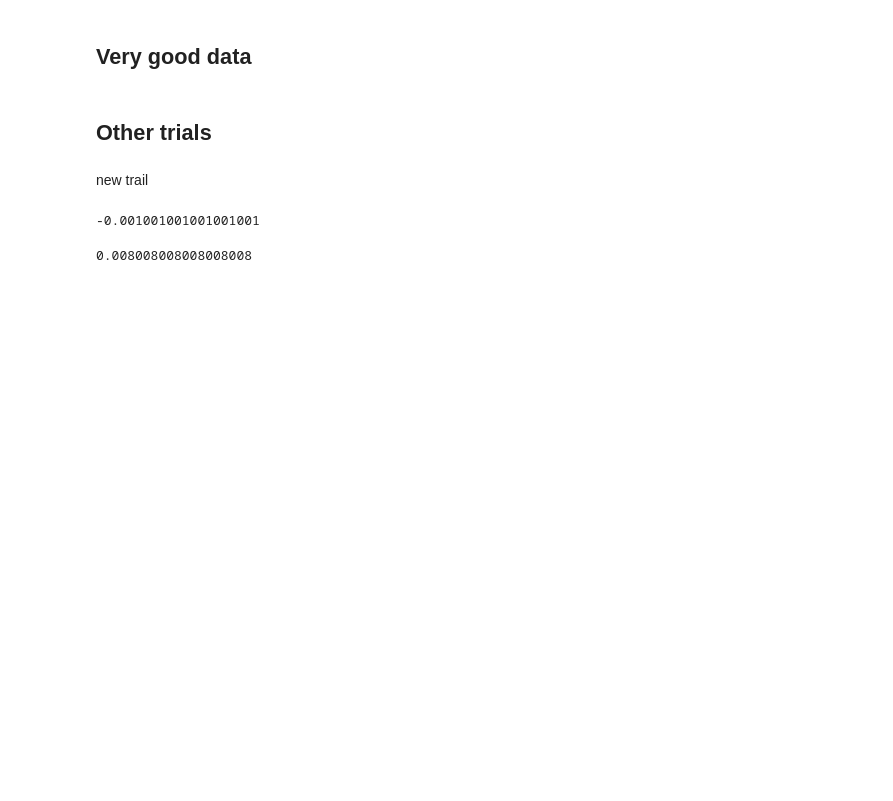
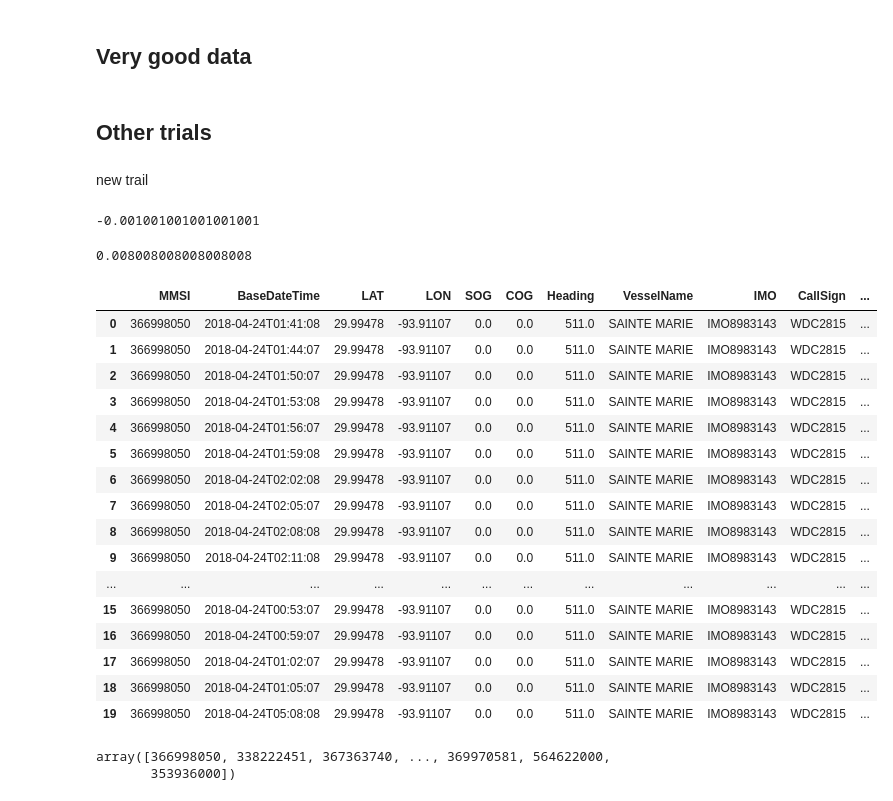
Before and after one commit to SU-Hongs/UROP_mining, a Jupyter notebook: UROP_data_main.ipynb, the cells around one changed output. Saved outputs shown, nothing was run; the diff lists cells and outputs as text; code cells hidden in the pictures; blank space fills up the shorter version.

```diff
--- a/UROP_data_main.ipynb
+++ b/UROP_data_main.ipynb
@@ -370,7 +378,34 @@ ABCD_density = np.array([1, 1, 1, 1, 1, 1, 1, 1, 0, 1, 3, 5, 5, 6, 8, 6, 8, 6, 8
 np.mean(ABC_density)
 # %% [output]
 -0.001001001001001001
-# %%
-np.mean(ABCD_density)
-# %% [output]
-0.008008008008008008
+# %%
+np.mean(ABCD_density)
+# %% [output]
+0.008008008008008008
+# %%
+data = pd.read_csv("/Users/suhong/Downloads/AIS_2018_04_24.csv")
+# %%
+data.head(20)
+# %% [output]
+|  | MMSI | BaseDateTime | LAT | LON | SOG | COG | Heading | VesselName | IMO | CallSign | ... |
+| 0 | 366998050 | 2018-04-24T01:41:08 | 29.99478 | -93.91107 | 0.0 | 0.0 | 511.0 | SAINTE MARIE | IMO8983143 | WDC2815 | ... |
+| 1 | 366998050 | 2018-04-24T01:44:07 | 29.99478 | -93.91107 | 0.0 | 0.0 | 511.0 | SAINTE MARIE | IMO8983143 | WDC2815 | ... |
+| 2 | 366998050 | 2018-04-24T01:50:07 | 29.99478 | -93.91107 | 0.0 | 0.0 | 511.0 | SAINTE MARIE | IMO8983143 | WDC2815 | ... |
+| 3 | 366998050 | 2018-04-24T01:53:08 | 29.99478 | -93.91107 | 0.0 | 0.0 | 511.0 | SAINTE MARIE | IMO8983143 | WDC2815 | ... |
+| 4 | 366998050 | 2018-04-24T01:56:07 | 29.99478 | -93.91107 | 0.0 | 0.0 | 511.0 | SAINTE MARIE | IMO8983143 | WDC2815 | ... |
+| 5 | 366998050 | 2018-04-24T01:59:08 | 29.99478 | -93.91107 | 0.0 | 0.0 | 511.0 | SAINTE MARIE | IMO8983143 | WDC2815 | ... |
+| 6 | 366998050 | 2018-04-24T02:02:08 | 29.99478 | -93.91107 | 0.0 | 0.0 | 511.0 | SAINTE MARIE | IMO8983143 | WDC2815 | ... |
+| 7 | 366998050 | 2018-04-24T02:05:07 | 29.99478 | -93.91107 | 0.0 | 0.0 | 511.0 | SAINTE MARIE | IMO8983143 | WDC2815 | ... |
+| 8 | 366998050 | 2018-04-24T02:08:08 | 29.99478 | -93.91107 | 0.0 | 0.0 | 511.0 | SAINTE MARIE | IMO8983143 | WDC2815 | ... |
+| 9 | 366998050 | 2018-04-24T02:11:08 | 29.99478 | -93.91107 | 0.0 | 0.0 | 511.0 | SAINTE MARIE | IMO8983143 | WDC2815 | ... |
+| ... | ... | ... | ... | ... | ... | ... | ... | ... | ... | ... | ... |
+| 15 | 366998050 | 2018-04-24T00:53:07 | 29.99478 | -93.91107 | 0.0 | 0.0 | 511.0 | SAINTE MARIE | IMO8983143 | WDC2815 | ... |
+| 16 | 366998050 | 2018-04-24T00:59:07 | 29.99478 | -93.91107 | 0.0 | 0.0 | 511.0 | SAINTE MARIE | IMO8983143 | WDC2815 | ... |
+| 17 | 366998050 | 2018-04-24T01:02:07 | 29.99478 | -93.91107 | 0.0 | 0.0 | 511.0 | SAINTE MARIE | IMO8983143 | WDC2815 | ... |
+| 18 | 366998050 | 2018-04-24T01:05:07 | 29.99478 | -93.91107 | 0.0 | 0.0 | 511.0 | SAINTE MARIE | IMO8983143 | WDC2815 | ... |
+| 19 | 366998050 | 2018-04-24T05:08:08 | 29.99478 | -93.91107 | 0.0 | 0.0 | 511.0 | SAINTE MARIE | IMO8983143 | WDC2815 | ... |
+# %%
+data['MMSI'].unique()
+# %% [output]
+array([366998050, 338222451, 367363740, ..., 369970581, 564622000,
+       353936000])
```
Also changed, not shown: parts of 21 cells of this notebook, 8 other files.
